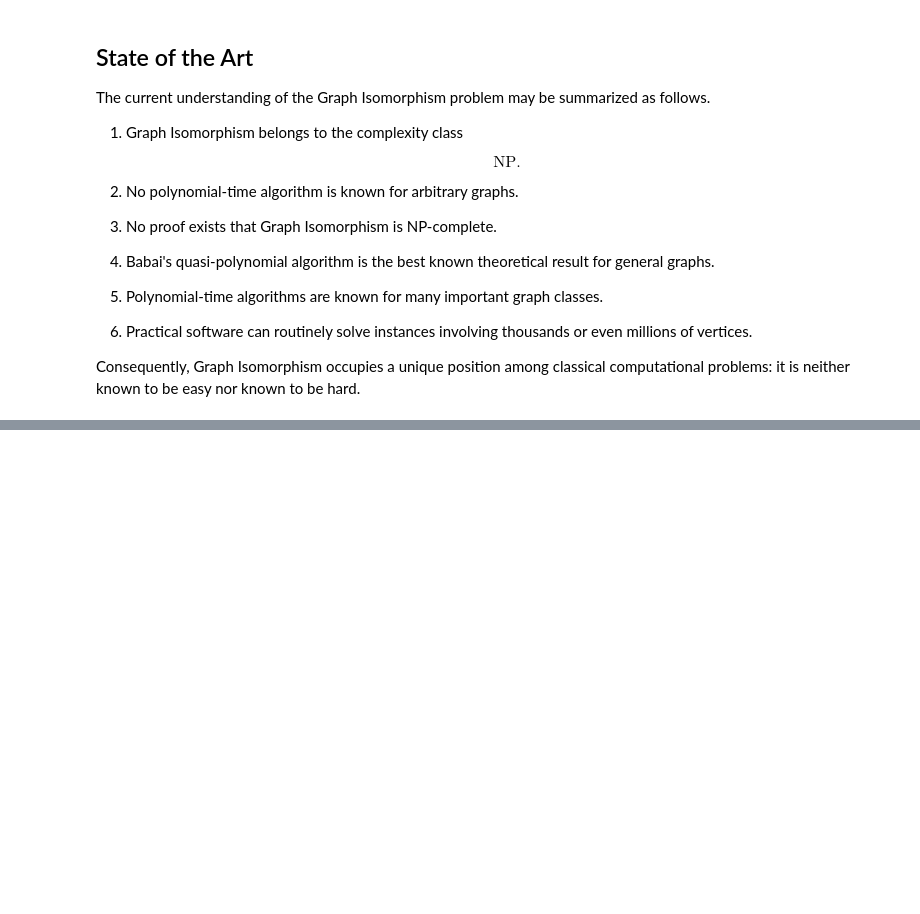
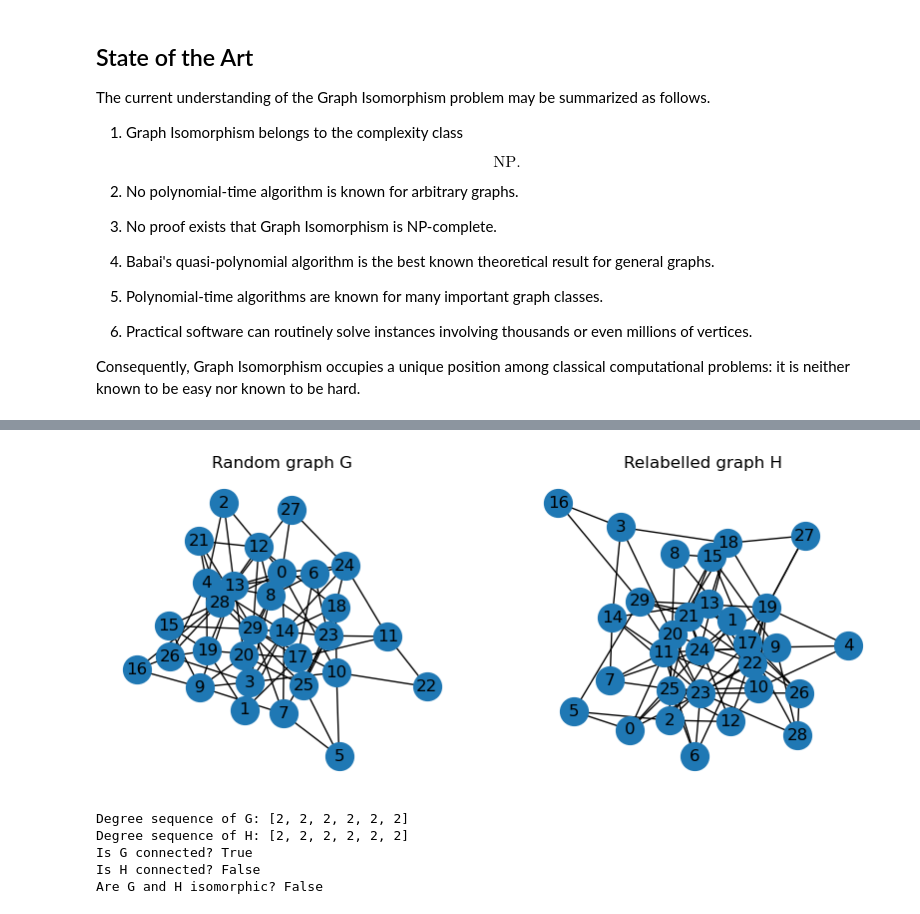
Before and after one commit to cohuori/HSE-DSBA-DM2_2026, a Jupyter notebook: seminars/seminar_1.ipynb, the cells around one changed output, grey strips where cells are left out. Saved outputs shown, nothing was run; the diff lists cells and outputs as text; code cells hidden in the pictures; blank space fills up the shorter version.

```diff
--- a/seminars/seminar_1.ipynb
+++ b/seminars/seminar_1.ipynb
@@ -548,0 +653,35 @@ Consequently, Graph Isomorphism occupies a unique position among classical compu
+# %%
+plt.figure(figsize=(10, 4))
+
+plt.subplot(1, 2, 1)
+nx.draw(G, with_labels=True, node_size=400)
+plt.title("Random graph G")
+
+plt.subplot(1, 2, 2)
+nx.draw(H, with_labels=True, node_size=400)
+plt.title("Relabelled graph H")
+
+plt.show()
+# %% [output]
+[figure, added]
+# %%
+G = nx.cycle_graph(6)
+
+H = nx.disjoint_union(
+    nx.cycle_graph(3),
+    nx.cycle_graph(3)
+)
+
+print("Degree sequence of G:", sorted([d for _, d in G.degree()], reverse=True))
+print("Degree sequence of H:", sorted([d for _, d in H.degree()], reverse=True))
+
+print("Is G connected?", nx.is_connected(G))
+print("Is H connected?", nx.is_connected(H))
+
+print("Are G and H isomorphic?", nx.is_isomorphic(G, H))
+# %% [output]
+Degree sequence of G: [2, 2, 2, 2, 2, 2]
+Degree sequence of H: [2, 2, 2, 2, 2, 2]
+Is G connected? True
+Is H connected? False
+Are G and H isomorphic? False
```
Also changed, not shown: parts of 18 cells of this notebook, 11 other files.
